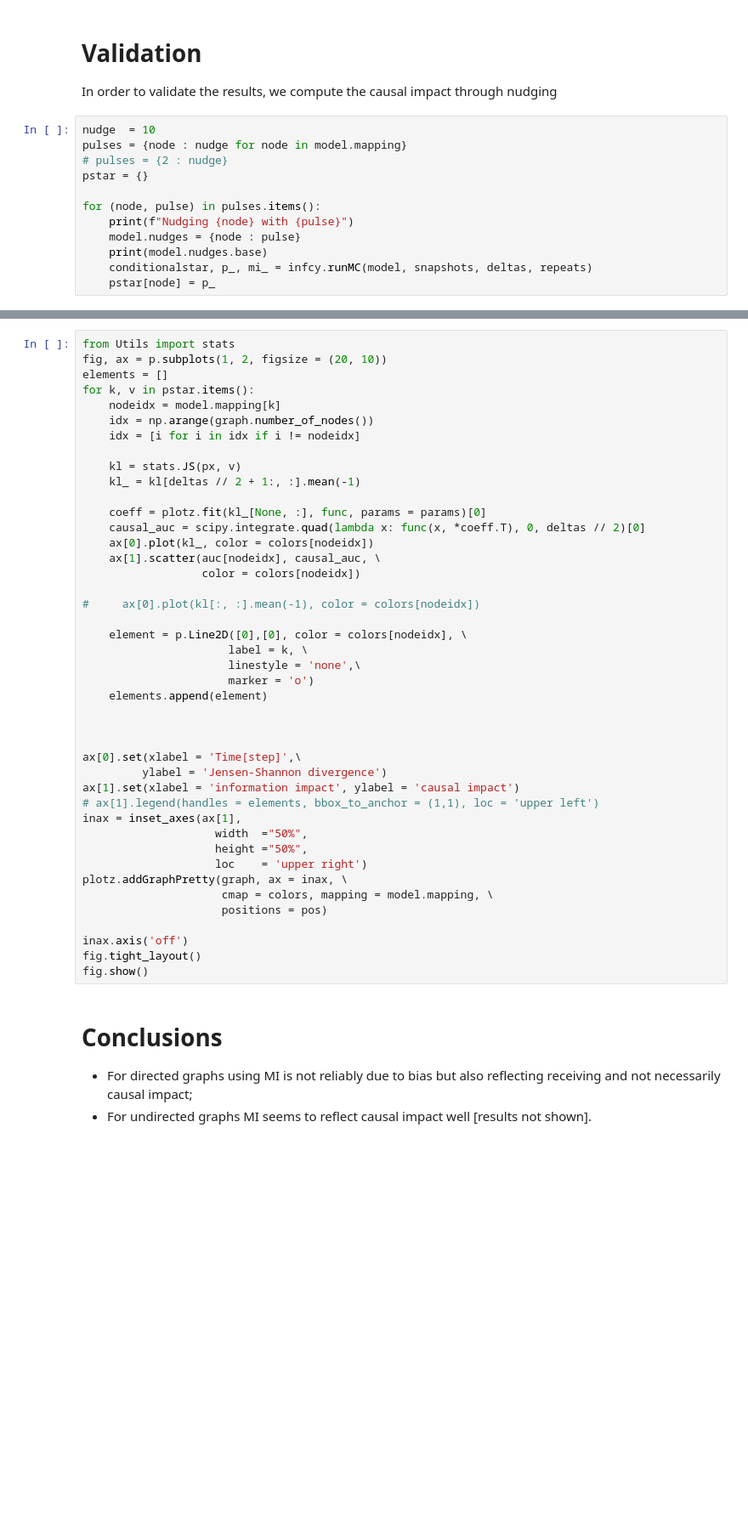
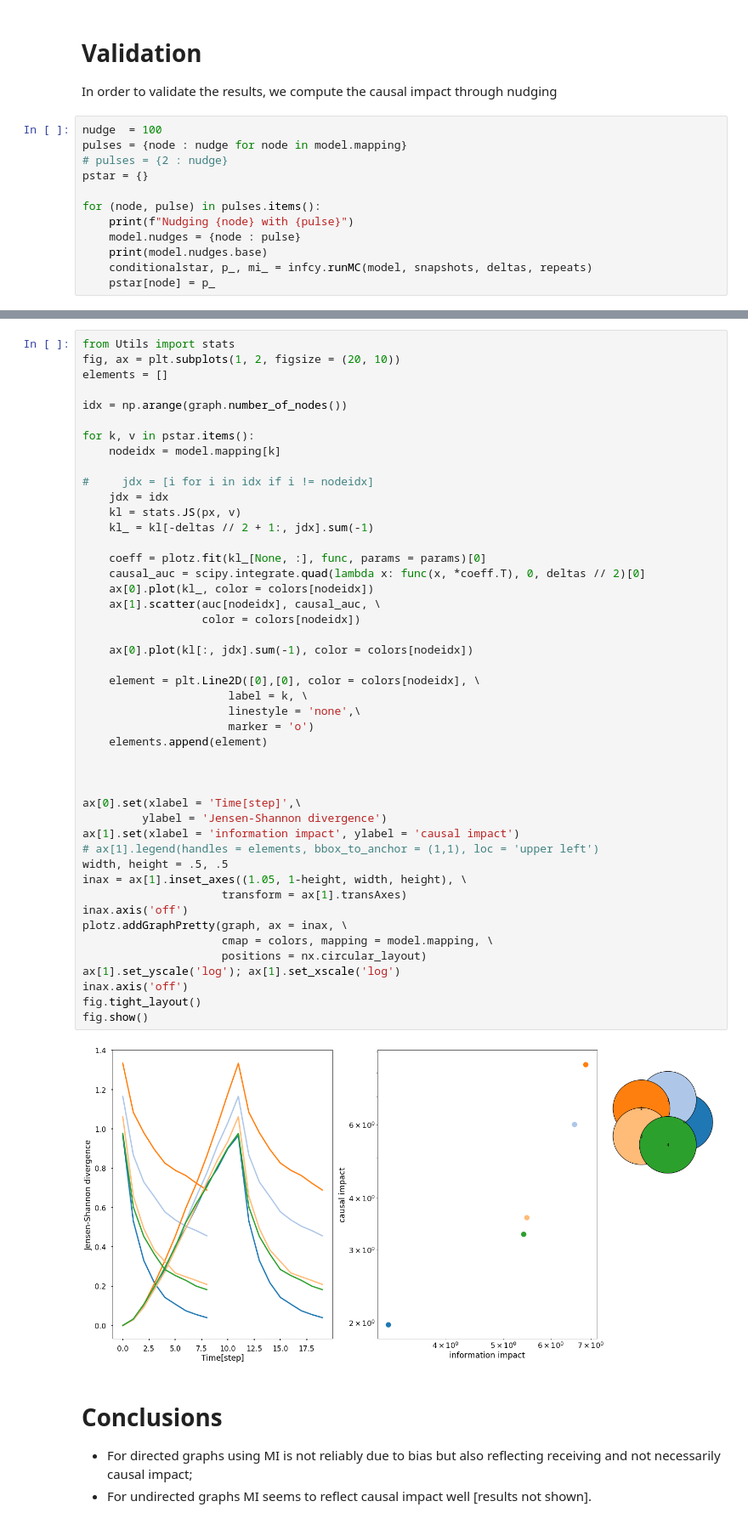
Before and after one commit to cvanelteren/information_impact, a Jupyter notebook: Advanced_example.ipynb, the cells around one changed output, grey strips where cells are left out. Shown: that part at 85% size. Saved outputs shown, nothing was run; the diff lists cells and outputs as text; blank space fills up the shorter version.

```diff
--- a/Advanced_example.ipynb
+++ b/Advanced_example.ipynb
@@ -250,7 +227,7 @@ The results seem show:
 
 In order to validate the results, we compute the causal impact through nudging
 # %%
-nudge  = 10
+nudge  = 100
 pulses = {node : nudge for node in model.mapping}
 # pulses = {2 : nudge}
 pstar = {}
@@ -385,46 +267,51 @@ starting runs
 # %%
 from Utils import stats
-fig, ax = p.subplots(1, 2, figsize = (20, 10))
+fig, ax = plt.subplots(1, 2, figsize = (20, 10))
 elements = []
+
+idx = np.arange(graph.number_of_nodes())
+
 for k, v in pstar.items():
     nodeidx = model.mapping[k]
-    idx = np.arange(graph.number_of_nodes())
-    idx = [i for i in idx if i != nodeidx]
 
+#     jdx = [i for i in idx if i != nodeidx]
+    jdx = idx
     kl = stats.JS(px, v)
-    kl_ = kl[deltas // 2 + 1:, :].mean(-1)
+    kl_ = kl[-deltas // 2 + 1:, jdx].sum(-1)
 
     coeff = plotz.fit(kl_[None, :], func, params = params)[0]
     causal_auc = scipy.integrate.quad(lambda x: func(x, *coeff.T), 0, deltas // 2)[0]
     ax[0].plot(kl_, color = colors[nodeidx])
     ax[1].scatter(auc[nodeidx], causal_auc, \
                   color = colors[nodeidx])
 
-#     ax[0].plot(kl[:, :].mean(-1), color = colors[nodeidx])
+    ax[0].plot(kl[:, jdx].sum(-1), color = colors[nodeidx])
 
-    element = p.Line2D([0],[0], color = colors[nodeidx], \
+    element = plt.Line2D([0],[0], color = colors[nodeidx], \
                       label = k, \
                       linestyle = 'none',\
                       marker = 'o')
     elements.append(element)
 
 
 
 ax[0].set(xlabel = 'Time[step]',\
          ylabel = 'Jensen-Shannon divergence')
 ax[1].set(xlabel = 'information impact', ylabel = 'causal impact')
 # ax[1].legend(handles = elements, bbox_to_anchor = (1,1), loc = 'upper left')
-inax = inset_axes(ax[1],
-                    width  ="50%",
-                    height ="50%",
-                    loc    = 'upper right')
+width, height = .5, .5
+inax = ax[1].inset_axes((1.05, 1-height, width, height), \
+                     transform = ax[1].transAxes)
+inax.axis('off')
 plotz.addGraphPretty(graph, ax = inax, \
                      cmap = colors, mapping = model.mapping, \
-                     positions = pos)
-
+                     positions = nx.circular_layout)
+ax[1].set_yscale('log'); ax[1].set_xscale('log')
 inax.axis('off')
 fig.tight_layout()
 fig.show()
+# %% [output]
+[figure, added]
 # %% [markdown]
 # Conclusions
 - For directed graphs using MI is not reliably due to bias but also reflecting receiving and not necessarily causal impact;
```
Also changed, not shown: parts of 8 cells of this notebook, 2 other files.
